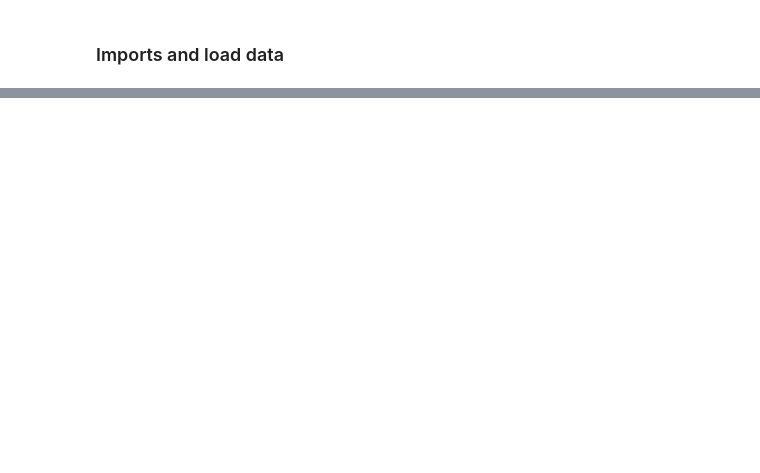
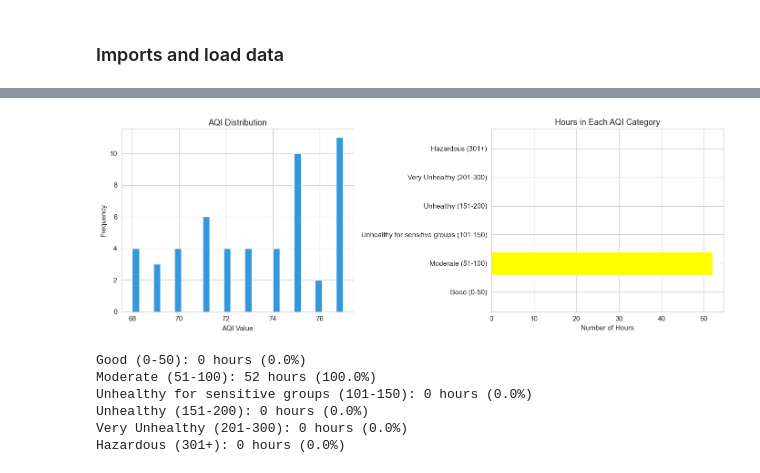
Before and after one commit to murtaza-23/AQI-Predictor, a Jupyter notebook: notebooks/EDA.ipynb, the cells around one changed output, grey strips where cells are left out. Cells and saved outputs as stored; diff of their text form; code cells hidden in the pictures; blank space fills up the shorter version.

```diff
--- a/notebooks/EDA.ipynb
+++ b/notebooks/EDA.ipynb
@@ -73,0 +122,38 @@ Name: timestamp, dtype: object
+# %%
+fig, axes = plt.subplots(1, 2, figsize=(14, 5))
+
+# Histogram
+axes[0].hist(df["aqi"], bins=30, color="#3498db", edgecolor="white")
+axes[0].set_title("AQI Distribution")
+axes[0].set_xlabel("AQI Value")
+axes[0].set_ylabel("Frequency")
+
+# AQI category breakdown
+categories = {
+    "Good (0-50)": (df["aqi"] <= 50).sum(),
+    "Moderate (51-100)": ((df["aqi"] > 50) & (df["aqi"] <= 100)).sum(),
+    "Unhealthy for sensitive groups (101-150)": ((df["aqi"] > 100) & (df["aqi"] <= 150)).sum(),
+    "Unhealthy (151-200)": ((df["aqi"] > 150) & (df["aqi"] <= 200)).sum(),
+    "Very Unhealthy (201-300)": ((df["aqi"] > 200) & (df["aqi"] <= 300)).sum(),
+    "Hazardous (301+)": (df["aqi"] > 300).sum(),
+}
+colors = ["green","yellow","orange","red","purple","maroon"]
+axes[1].barh(list(categories.keys()), list(categories.values()), color=colors)
+axes[1].set_title("Hours in Each AQI Category")
+axes[1].set_xlabel("Number of Hours")
+
+plt.tight_layout()
+plt.savefig("../notebooks/plots/aqi_distribution.png", dpi=150)
+plt.show()
+
+for category, count in categories.items():
+    percentage = count / len(df) * 100
+    print(f"{category}: {count} hours ({percentage:.1f}%)")
+# %% [output]
+[figure, added]
+Good (0-50): 0 hours (0.0%)
+Moderate (51-100): 52 hours (100.0%)
+Unhealthy for sensitive groups (101-150): 0 hours (0.0%)
+Unhealthy (151-200): 0 hours (0.0%)
+Very Unhealthy (201-300): 0 hours (0.0%)
+Hazardous (301+): 0 hours (0.0%)
```
Also changed, not shown: parts of 9 cells of this notebook, 7 other files.
